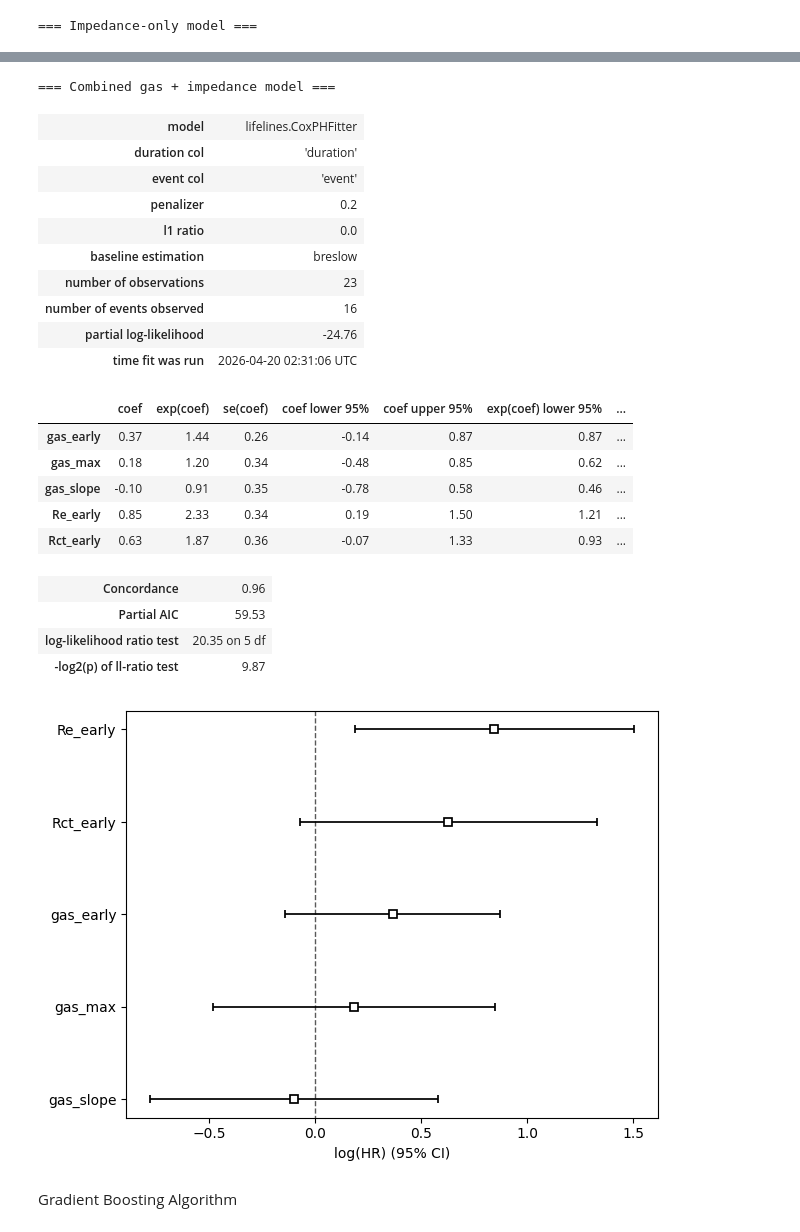
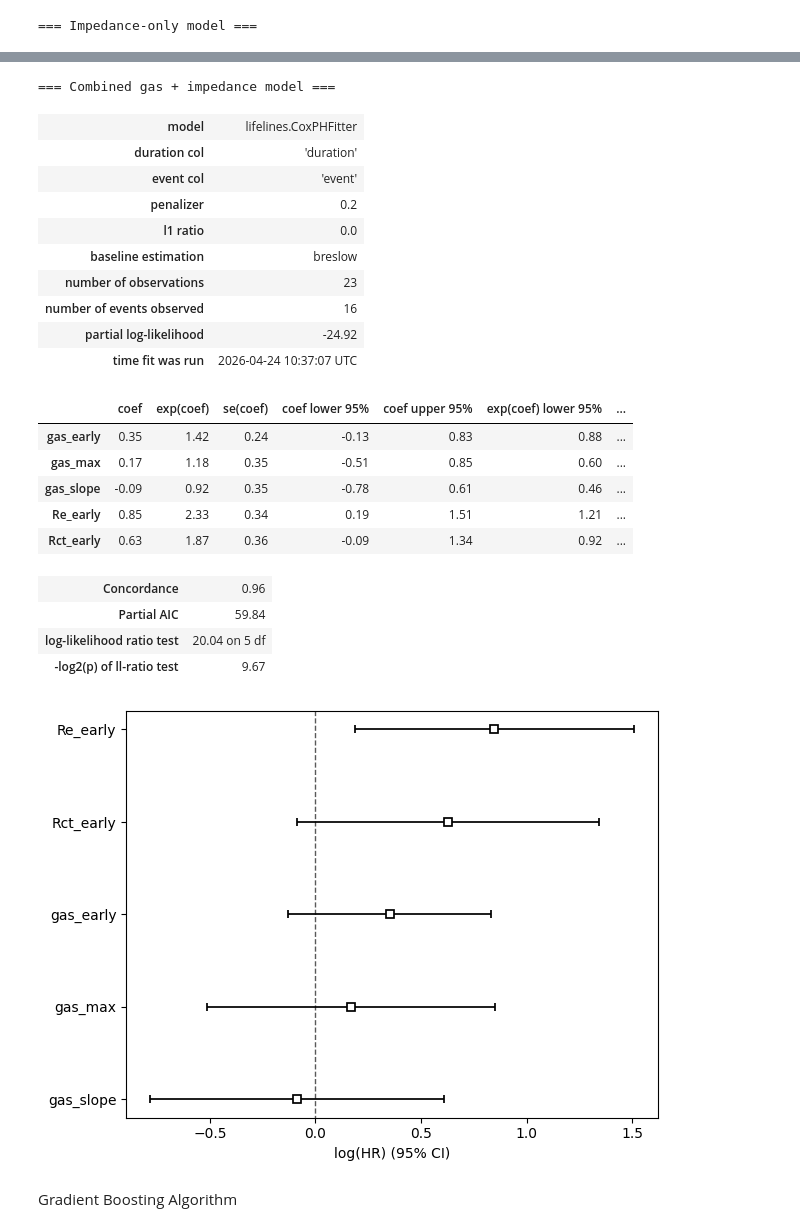
Before and after one commit to harshithamlvrs/ROEU_Project_ML, a Jupyter notebook: Day2.ipynb, the cells around one changed output, grey strips where cells are left out. Saved outputs shown, nothing was run; the diff lists cells and outputs as text; code cells hidden in the pictures.

```diff
--- a/Day2.ipynb
+++ b/Day2.ipynb
@@ -34,6 +34,7 @@ def extract_features(g):
         'Rct_early': early['Rct'].mean(),
     })
 
+df['gas_ppm'] += 0.05 * (100 - df['SoH'])**2 #make gas more strongly linked to SoH to enhance its predictive power
 features = df.groupby('battery_id').apply(extract_features)
 
 survival_df = survival_base.join(features).reset_index(drop=True)
@@ -49,6 +50,12 @@ survival_df[all_cols] = scaler.fit_transform(survival_df[all_cols])
 
 # Step 5: fit comparison Cox models.
 main_df = survival_df[['duration', 'event'] + all_cols].replace([np.inf, -np.inf], np.nan).dropna()
+
+#coef -> log(hazard ratio) -> exp(coef) = hazard ratio
+#p-value -> statistical significance of the predictor
+#concordance -> prediction accuracy of the model (1.0 is perfect, 0.5 is random)
+#partial AIC -> model fit quality (lower is better)
+#LL ratio test -> compares model fit to null model (higher is better) overall model significance
 
 print('\n=== Gas-only model ===')
 cph_gas = CoxPHFitter(penalizer=0.2)
@@ -78,6 +85,7 @@ cph.fit(
 cph.print_summary()
 cph.plot()
 plt.tight_layout()
+plt.savefig('cox_coefficients.png')
 plt.show()
 # %% [output]
 Events: 16
@@ -115,32 +123,32 @@ Events: 16
 |  | coef | exp(coef) | se(coef) | coef lower 95% | coef upper 95% | exp(coef) lower 95% | ... |
 | Re_early | 0.84 | 2.33 | 0.30 | 0.26 | 1.43 | 1.29 | ... |
 | Rct_early | 0.64 | 1.90 | 0.27 | 0.11 | 1.17 | 1.12 | ... |
 | Concordance | 0.93 |
 | Partial AIC | 56.42 |
 | log-likelihood ratio test | 17.46 on 2 df |
 | -log2(p) of ll-ratio test | 12.60 |
 === Combined gas + impedance model ===
 | model | lifelines.CoxPHFitter |
 | duration col | 'duration' |
 | event col | 'event' |
 | penalizer | 0.2 |
 | l1 ratio | 0.0 |
 | baseline estimation | breslow |
 | number of observations | 23 |
 | number of events observed | 16 |
-| partial log-likelihood | -24.76 |
-| time fit was run | 2026-04-20 02:31:06 UTC |
+| partial log-likelihood | -24.92 |
+| time fit was run | 2026-04-24 10:37:07 UTC |
 |  | coef | exp(coef) | se(coef) | coef lower 95% | coef upper 95% | exp(coef) lower 95% | ... |
-| gas_early | 0.37 | 1.44 | 0.26 | -0.14 | 0.87 | 0.87 | ... |
-| gas_max | 0.18 | 1.20 | 0.34 | -0.48 | 0.85 | 0.62 | ... |
-| gas_slope | -0.10 | 0.91 | 0.35 | -0.78 | 0.58 | 0.46 | ... |
-| Re_early | 0.85 | 2.33 | 0.34 | 0.19 | 1.50 | 1.21 | ... |
-| Rct_early | 0.63 | 1.87 | 0.36 | -0.07 | 1.33 | 0.93 | ... |
+| gas_early | 0.35 | 1.42 | 0.24 | -0.13 | 0.83 | 0.88 | ... |
+| gas_max | 0.17 | 1.18 | 0.35 | -0.51 | 0.85 | 0.60 | ... |
+| gas_slope | -0.09 | 0.92 | 0.35 | -0.78 | 0.61 | 0.46 | ... |
+| Re_early | 0.85 | 2.33 | 0.34 | 0.19 | 1.51 | 1.21 | ... |
+| Rct_early | 0.63 | 1.87 | 0.36 | -0.09 | 1.34 | 0.92 | ... |
 | Concordance | 0.96 |
-| Partial AIC | 59.53 |
-| log-likelihood ratio test | 20.35 on 5 df |
-| -log2(p) of ll-ratio test | 9.87 |
+| Partial AIC | 59.84 |
+| log-likelihood ratio test | 20.04 on 5 df |
+| -log2(p) of ll-ratio test | 9.67 |
-[figure, old version]
+[figure, new version]
 # %% [markdown]
 Gradient Boosting Algorithm
 # %%
```
Also changed, not shown: parts of 3 cells of this notebook, 16 other files.
